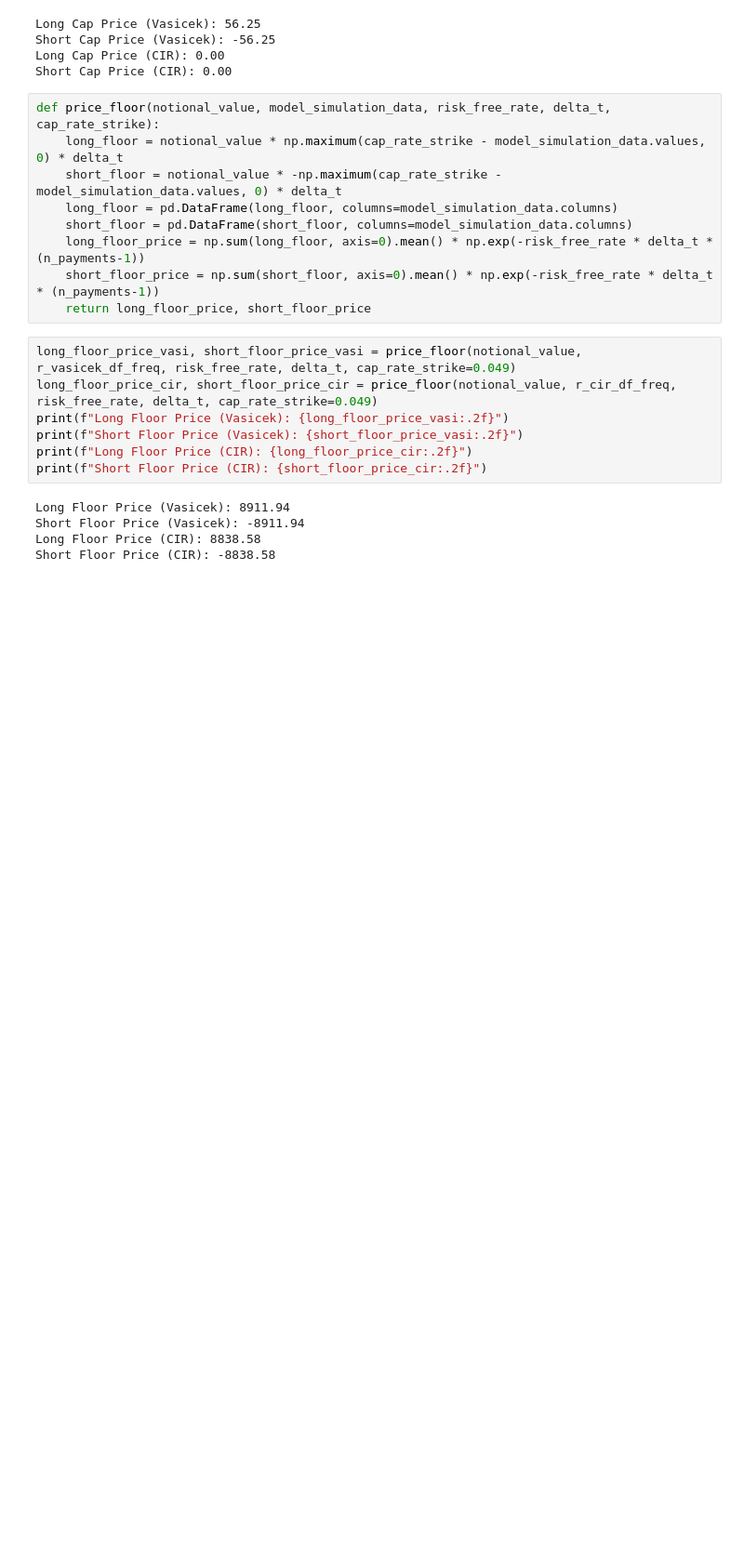
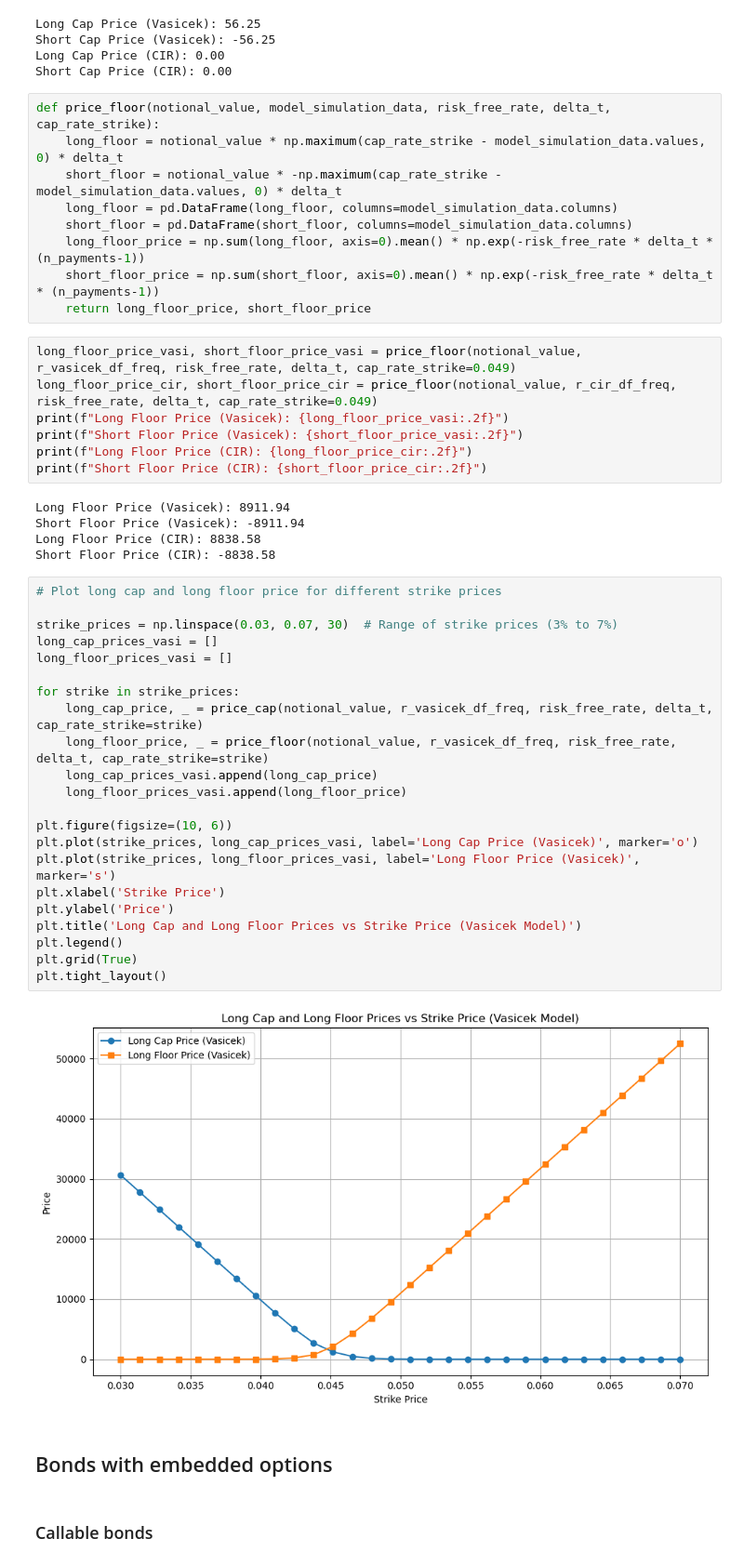
Before and after one commit to niranjan-kamal/yield_curve_and_stochastic_int_rate_modelling, a Jupyter notebook: Yield_curve_and_Stochastic_int_rate_modelling.ipynb, the cells around one changed output. Shown at 93% size. Saved outputs shown, nothing was run; the diff lists cells and outputs as text; blank space fills up the shorter version.

Commit message:
Caps/floors/bonds with embedded options

```diff
--- a/Yield_curve_and_Stochastic_int_rate_modelling.ipynb
+++ b/Yield_curve_and_Stochastic_int_rate_modelling.ipynb
@@ -1371,3 +1371,31 @@ Long Floor Price (Vasicek): 8911.94
 Short Floor Price (Vasicek): -8911.94
 Long Floor Price (CIR): 8838.58
 Short Floor Price (CIR): -8838.58
+# %%
+# Plot long cap and long floor price for different strike prices
+
+strike_prices = np.linspace(0.03, 0.07, 30)  # Range of strike prices (3% to 7%)
+long_cap_prices_vasi = []
+long_floor_prices_vasi = []
+
+for strike in strike_prices:
+    long_cap_price, _ = price_cap(notional_value, r_vasicek_df_freq, risk_free_rate, delta_t, cap_rate_strike=strike)
+    long_floor_price, _ = price_floor(notional_value, r_vasicek_df_freq, risk_free_rate, delta_t, cap_rate_strike=strike)
+    long_cap_prices_vasi.append(long_cap_price)
+    long_floor_prices_vasi.append(long_floor_price)
+
+plt.figure(figsize=(10, 6))
+plt.plot(strike_prices, long_cap_prices_vasi, label='Long Cap Price (Vasicek)', marker='o')
+plt.plot(strike_prices, long_floor_prices_vasi, label='Long Floor Price (Vasicek)', marker='s')
+plt.xlabel('Strike Price')
+plt.ylabel('Price')
+plt.title('Long Cap and Long Floor Prices vs Strike Price (Vasicek Model)')
+plt.legend()
+plt.grid(True)
+plt.tight_layout()
+# %% [output]
+[figure, added]
+# %% [markdown]
+## Bonds with embedded options
+# %% [markdown]
+### Callable bonds
```
Also changed, not shown: parts of 1 cell of this notebook, 4 other files.
